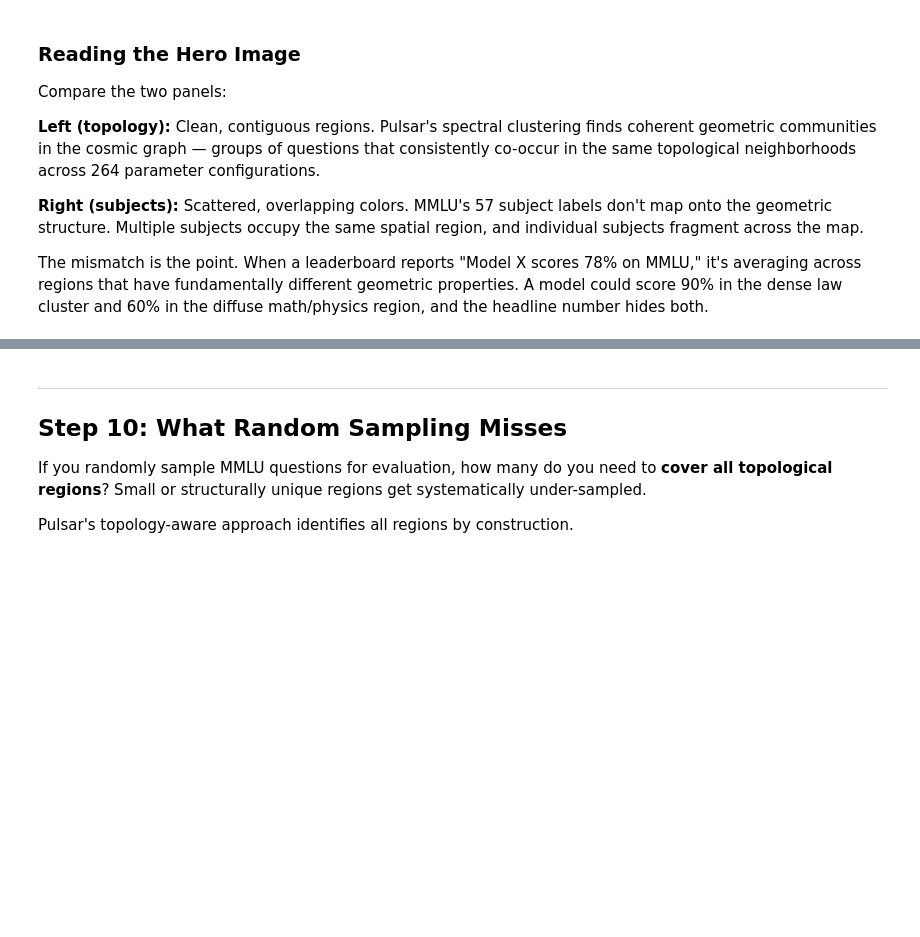
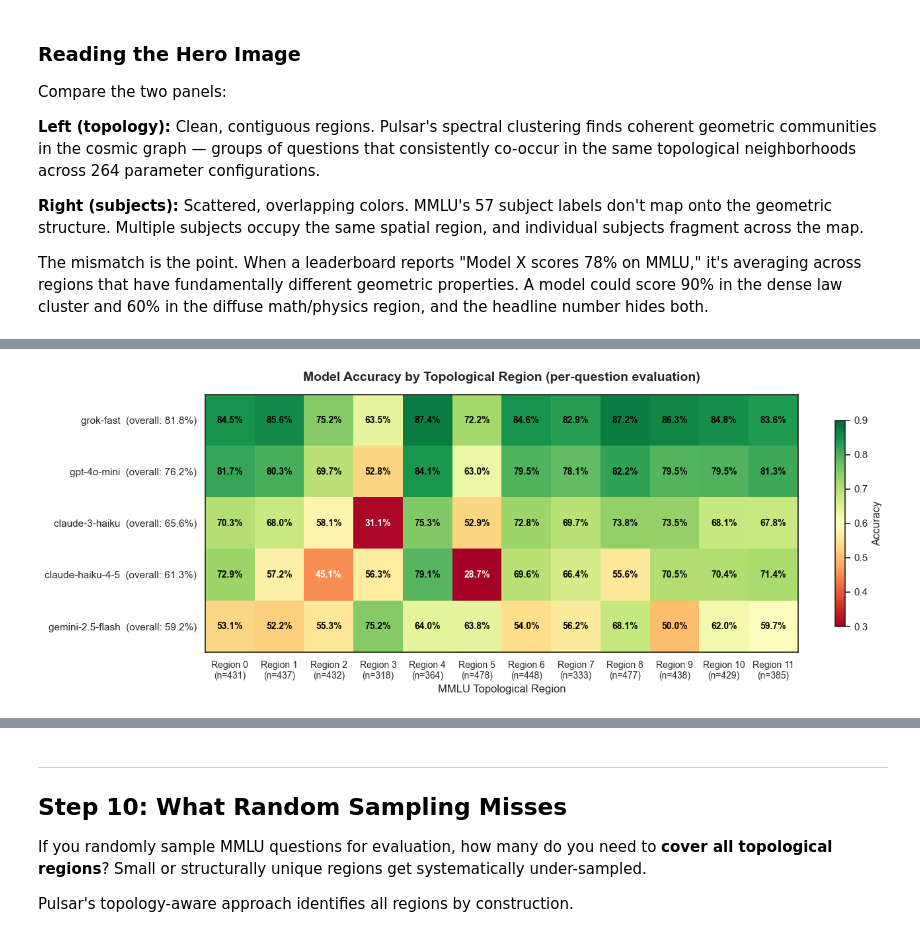
Before and after one commit to Krv-Labs/pulsar, a Jupyter notebook: demos/mmlu/mmlu_topology_demo.ipynb, the cells around one changed output, grey strips where cells are left out. Saved outputs shown, nothing was run; the diff lists cells and outputs as text; code cells hidden in the pictures; blank space fills up the shorter version.

```diff
--- a/demos/mmlu/mmlu_topology_demo.ipynb
+++ b/demos/mmlu/mmlu_topology_demo.ipynb
@@ -774,0 +656,78 @@ The leaderboard never shows you this.
+# %%
+# Load pre-computed per-question evaluation results
+# (generated by helpers/run_model_evals.py — no API keys needed here)
+eval_df = pd.read_csv(DATA_DIR / "model_eval_results.csv")
+print(f"Loaded {len(eval_df):,} eval results")
+print("Models:", ", ".join(sorted(eval_df["model_name"].unique())))
+
+# Merge with cluster assignments
+eval_df = eval_df.merge(
+    df_sub[["cluster"]].reset_index().rename(columns={"index": "question_index"}),
+    on="question_index",
+)
+
+# Per-region accuracy for each model
+cluster_perf = (
+    eval_df.groupby(["model_name", "cluster"])["is_correct"]
+    .mean()
+    .reset_index()
+)
+pivot = cluster_perf.pivot(index="model_name", columns="cluster", values="is_correct")
+pivot = pivot.reindex(columns=range(N_CLUSTERS))
+
+# Overall accuracy per model
+overall = eval_df.groupby("model_name")["is_correct"].mean().sort_values(ascending=False)
+pivot = pivot.loc[overall.index]
+
+model_names = pivot.index.tolist()
+cluster_accuracy = pivot.values
+
+# Heatmap
+fig, ax = plt.subplots(figsize=(14, max(4.5, 0.85 * len(model_names) + 1)), facecolor="white")
+
+im = ax.imshow(cluster_accuracy, cmap="RdYlGn", aspect="auto", vmin=0.30, vmax=0.90)
+
+ax.set_xticks(range(N_CLUSTERS))
+ax.set_xticklabels(
+    [f"Region {i}\n(n={cluster_sizes[i]})" for i in range(N_CLUSTERS)],
+    fontsize=10,
+)
+ax.set_yticks(range(len(model_names)))
+ax.set_yticklabels(
+    [f"{m}  (overall: {overall[m]:.1%})" for m in model_names],
+    fontsize=11,
+)
+
+# Annotate cells
+for i in range(len(model_names)):
+    for j in range(N_CLUSTERS):
+        val = cluster_accuracy[i, j]
+        if np.isnan(val):
+            ax.text(j, i, "--", ha="center", va="center", fontsize=10,
+                    fontweight="bold", color="black")
+            continue
+        color = "white" if val < 0.50 else "black"
+        ax.text(j, i, f"{val:.1%}", ha="center", va="center", fontsize=10,
+                fontweight="bold", color=color)
+
+plt.colorbar(im, ax=ax, label="Accuracy", shrink=0.8)
+ax.set_title(
+    "Model Accuracy by Topological Region (per-question evaluation)",
+    fontsize=14, fontweight="bold", pad=15,
+)
+ax.set_xlabel("MMLU Topological Region", fontsize=12)
+plt.tight_layout()
+plt.savefig(DATA_DIR / "model_heatmap.png", dpi=200, bbox_inches="tight", facecolor="white")
+plt.show()
+
+# Report biggest gaps
+print("\nPer-region accuracy gaps:")
+for m in model_names:
+    row = pivot.loc[m].dropna()
+    best_r, worst_r = row.idxmax(), row.idxmin()
+    gap = row[best_r] - row[worst_r]
+    print(f"  {m}: best Region {best_r} ({row[best_r]:.1%}) "
+          f"vs worst Region {worst_r} ({row[worst_r]:.1%}) = {gap:.1%} gap")
+
+print("\nThe leaderboard never shows you this.")
+# %% [output]
@@ -774,0 +736 @@ The leaderboard never shows you this.
+[figure, added]
```
Also changed, not shown: parts of 16 cells of this notebook, 3 other files.
